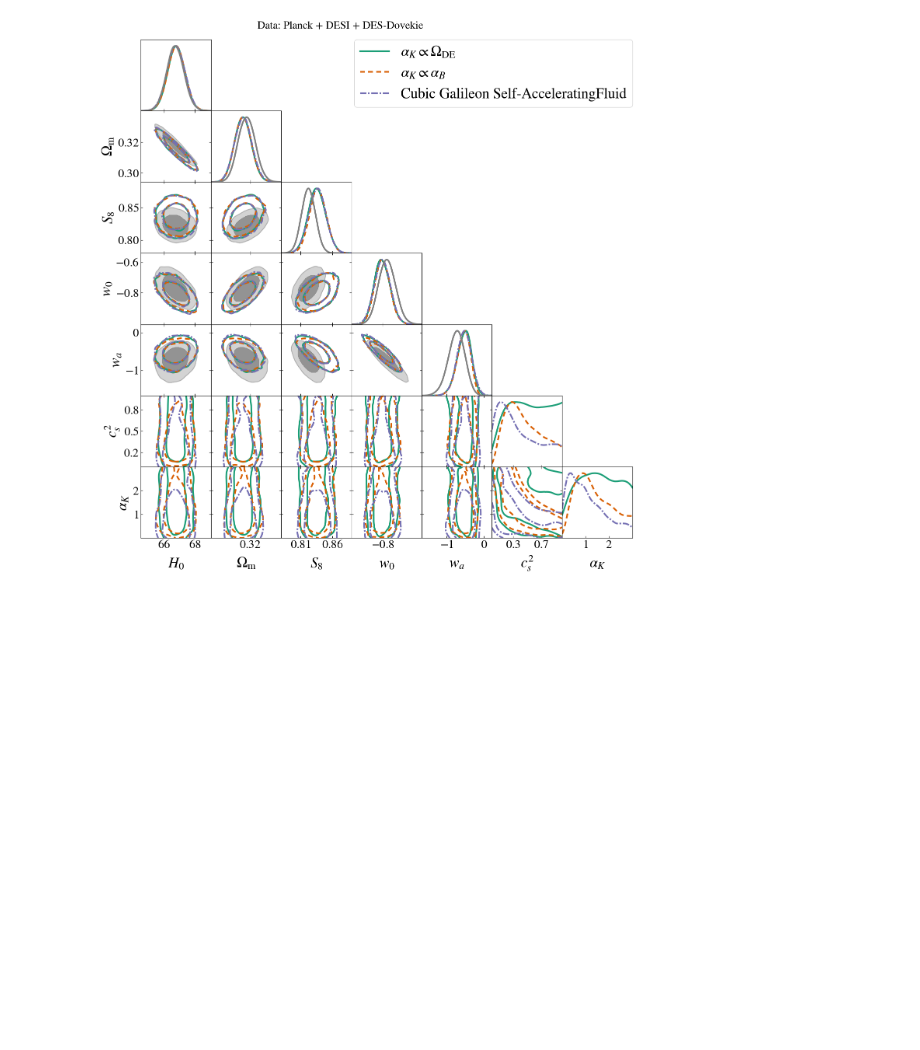
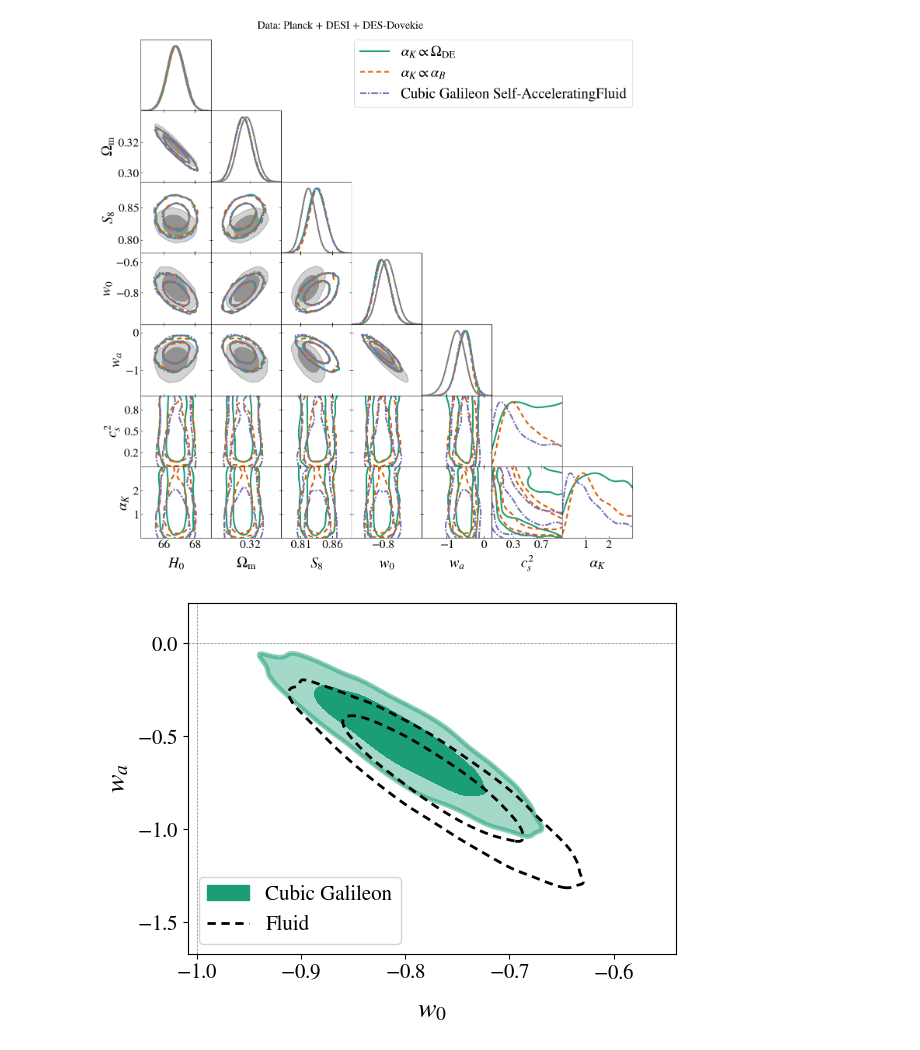
Before and after one commit to joaoreboucas1/cs2-project, a Jupyter notebook: data_analysis/cs2mg_test.ipynb, the cells around one changed output. Drawn from its saved outputs; the diff is of its cells as text; code cells hidden in the pictures; blank space fills up the shorter version.

```diff
--- a/data_analysis/cs2mg_test.ipynb
+++ b/data_analysis/cs2mg_test.ipynb
@@ -30,3 +41,25 @@ p.fig.text(0.3, 1.01, "Data: Planck + DESI + DES-Dovekie", fontsize=20)
 p.fig.savefig("plots/cs2mg_test.pdf", bbox_inches="tight")
 # %% [output]
 [figure]
+# %%
+p = plots.get_single_plotter()
+p.settings.axes_fontsize=25-10
+p.settings.axes_labelsize=30-10
+p.settings.legend_fontsize=30-10
+p.plot_2d(
+    [chains[59], chains[48]],
+    ["w", "wa"],
+    filled=[True, False],
+    colors=[utils.colors[0], "black"],
+    lws=2,
+    ls=["-", "--", "-.", "-"],
+    labels=["Cubic Galileon", "Fluid"],
+    legend_loc="upper right"
+)
+p.add_x_marker(-1)
+p.add_y_marker(0)
+p.add_legend(["Cubic Galileon", "Fluid"], fontsize=15)
+# p.fig.text(0.17, 1.01, "Data: Planck PR4 + DESI DR2 BAO + DES-Dovekie SN", fontsize=15)
+p.fig.savefig("plots/cs2mg_test_w0wa.pdf", bbox_inches="tight")
+# %% [output]
+[figure, added]
```
Also changed, not shown: parts of 1 cell of this notebook, 6 other files.
